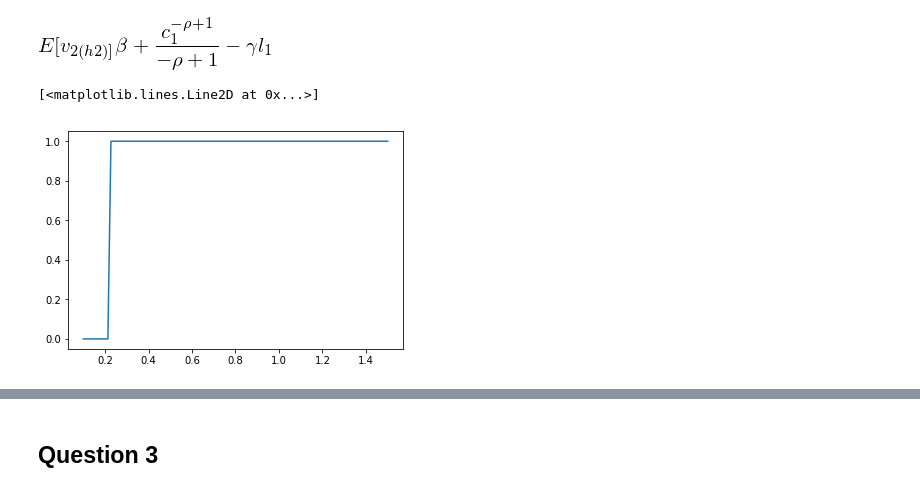
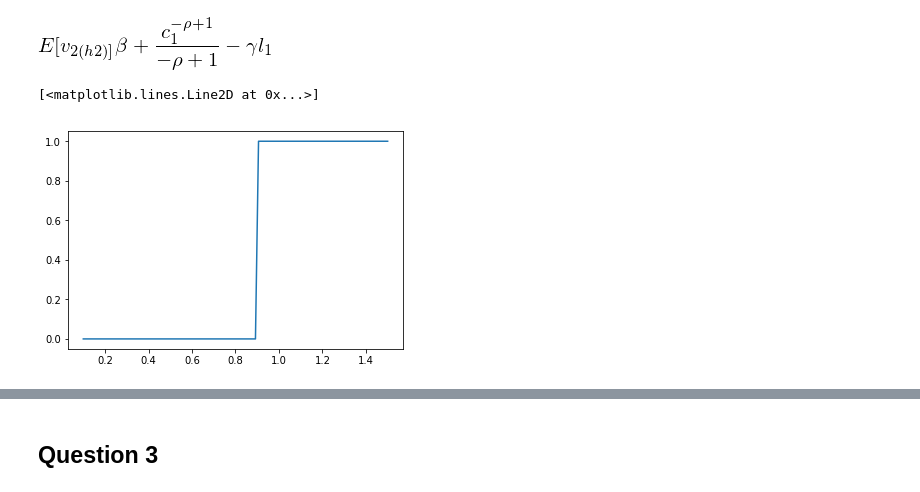
Before and after one commit to NumEconCopenhagen/projects-2019-al, a Jupyter notebook: examproject/August.ipynb, the cells around one changed output, grey strips where cells are left out. Cells and saved outputs as stored; diff of their text form; code cells hidden in the pictures.

```diff
--- a/examproject/August.ipynb
+++ b/examproject/August.ipynb
@@ -181,19 +181,21 @@ total_u1
 # I define funcitons for period 2
 def utility_2(h1,w,l1,rho,gamma,beta,delta,b):
     if l1 == 1:
-        h2 = h1+1+(0.5*delta)
+        h2 = h1+1 +(0.5*delta)
         c = w*h1*1
 
-        u_p2 = utility_work(h2,1,w,rho,gamma)
+        u_p2 = utility_work(h2,w,1,rho,gamma)
 
         solution = ((c**(1-rho))/(1-rho))-gamma*1 +beta*u_p2
     else :
-        h2 = h1 + 0 + (0.5*delta)
+       # h2 = h1 + 0 + (0.5*delta)
         c = b
 
-        u_p2 = utility_work(h2,1,w,rho,gamma)
+       # u_p2 = utility_work(h2,1,w,rho,gamma)
 
-        solution = ((c**(1-rho))/(1-rho))-gamma*0 +beta*u_p2
+        solution = ((c**(1-rho))/(1-rho))-gamma*0
+
+        #+beta*u_p2
     return solution
 # %%
 rho = 2
@@ -217,10 +220,10 @@ for i in range(len(h_vec)):
     else :
         willwork_p1[i] = 0
 # %%
-plt.plot(h_vec,willwork)
+plt.plot(h_vec,willwork_p1)
 # %% [output]
 [<matplotlib.lines.Line2D at 0x...>]
-[figure, old version]
+[figure, new version]
 # %%
 plt.plot(h_vec,x)
 plt.plot(h_vec,y)
```
Also changed, not shown: parts of 2 cells of this notebook.
